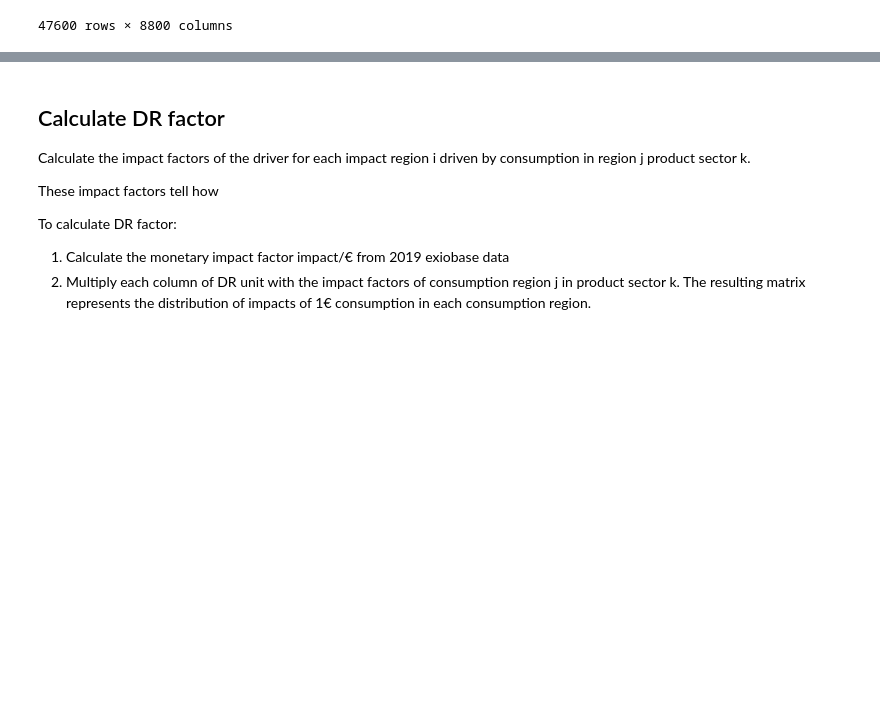
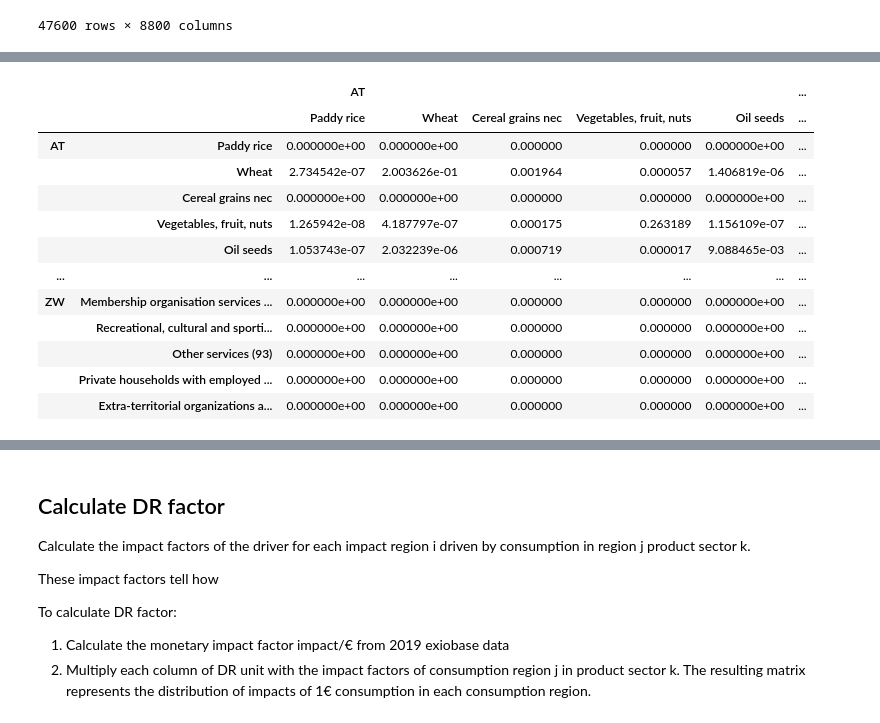
Before and after one commit to tterimaa/pdf-calculation, a Jupyter notebook: notebooks/pdf-land.ipynb, the cells around one changed output, grey strips where cells are left out. Cells and saved outputs as stored; diff of their text form; code cells hidden in the pictures; blank space fills up the shorter version.

Commit message:
WIP: add land annual-permanent to pdf-land

```diff
--- a/notebooks/pdf-land.ipynb
+++ b/notebooks/pdf-land.ipynb
@@ -60,7 +77,8 @@ exio3_11.satellite_agg.get_DataFrame(data=True, with_unit=True, with_population=
 # %%
-# diagonalize and calculate (forestry)
+# diagonalize and calculate
 diag_forest = exio3_11.satellite.diag_stressor(("Forest area - Forestry"))
-diag_land_annual = exio3_11.satellite.diag_stressor(("Land stress - annual crops"))
+diag_land_annual = exio3_11.satellite_agg_a.diag_stressor(("Land stress - annual crops"))
+diag_land_annual_permanent = exio3_11.satellite_agg_ap.diag_stressor(("Land stress - annual and permanent"))
 
 # First, make sure that L matrix is calculated
 if exio3_11.L is None:
@@ -81,15 +99,20 @@ else:
 
 # calculate S (direct emission multipliers)
 if diag_forest.S is None:
-    print("Calculating S")
+    print("Calculating S for forestry")
     diag_forest.S = pymrio.calc_S(diag_forest.F, exio3_11.x)
 
 if diag_land_annual.S is None:
     print("Calculating S for land annual crops")
     diag_land_annual.S = pymrio.calc_S(diag_land_annual.F, exio3_11.x)
 
+if diag_land_annual_permanent.S is None:
+    print("Calculating S for land annual and permanent crops")
+    diag_land_annual_permanent.S = pymrio.calc_S(diag_land_annual_permanent.F, exio3_11.x)
+
 Y_agg = exio3_11.Y.groupby(level="region", axis=1, sort=False).sum()
 
 diag_forest.D_cba, _, _, _ = pymrio.calc_accounts(diag_forest.S, exio3_11.L, Y_agg)
 diag_land_annual.D_cba, _, _, _ = pymrio.calc_accounts(diag_land_annual.S, exio3_11.L, Y_agg)
+diag_land_annual_permanent.D_cba, _, _, _ = pymrio.calc_accounts(diag_land_annual_permanent.S, exio3_11.L, Y_agg)
 # %% [output]
@@ -129,6 +137,11 @@ for series_name, series in diag_land_annual.D_cba.items():
     series_sum = series.sum()
     columns_land_annual[series_name] = series / series_sum
 
+columns_land_annual_permanent = {}
+for series_name, series in diag_land_annual_permanent.D_cba.items():
+    series_sum = series.sum()
+    columns_land_annual_permanent[series_name] = series / series_sum
 
 dr_s_forestry = pd.DataFrame(columns_forestry)
 dr_s_land_annual = pd.DataFrame(columns_land_annual)
+dr_s_land_annual_permanent = pd.DataFrame(columns_land_annual_permanent)
@@ -492,0 +505,73 @@ dr_u_land_annual
+# %%
+# annual and permanent crops
+wl_ap = dr_s_land_annual_permanent.loc["WL"].copy()
+wl_ap = wl_ap / len(row_american_countries)
+
+we_ap = dr_s_land_annual_permanent.loc["WE"].copy()
+we_ap = we_ap / len(row_eu_countries)
+
+wa_ap = dr_s_land_annual_permanent.loc["WA"].copy()
+wa_ap = wa_ap / len(row_asia_pacific_countries)
+
+wf_ap = dr_s_land_annual_permanent.loc["WF"].copy()
+wf_ap = wf_ap / len(row_african_countries)
+
+wm_ap = dr_s_land_annual_permanent.loc["WM"].copy()
+wm_ap = wm_ap / len(row_middle_eastern_countries)
+
+dr_u_land_annual_permanent = dr_s_land_annual_permanent.copy()
+dr_u_land_annual_permanent = dr_u_land_annual_permanent.drop(index=row_regions.keys(), level='region')
+
+# build a mapping of country codes to region dataframes for annual and permanent
+country_to_region_ap = {}
+for region in row_countries:
+    if region in row_eu_countries:
+        country_to_region_ap[region] = we_ap
+    elif region in row_asia_pacific_countries:
+        country_to_region_ap[region] = wa_ap
+    elif region in row_african_countries:
+        country_to_region_ap[region] = wf_ap
+    elif region in row_american_countries:
+        country_to_region_ap[region] = wl_ap
+    elif region in row_middle_eastern_countries:
+        country_to_region_ap[region] = wm_ap
+    else:
+        raise ValueError(f"Unknown region: {region}")
+
+# add all new regions to dr_u_land_annual_permanent
+all_indices_ap = []
+all_data_ap = []
+for region in row_countries:
+    region_data = country_to_region_ap[region].copy()
+    idx = pd.MultiIndex.from_product([[region], region_data.index], names=['region', 'sector'])
+    all_indices_ap.append(idx)
+    all_data_ap.append(region_data)
+
+combined_idx_ap = pd.MultiIndex.from_tuples(
+    [idx for subidx in all_indices_ap for idx in subidx]
+)
+
+combined_data_ap = pd.concat(all_data_ap)
+combined_data_ap.index = combined_idx_ap
+
+dr_u_land_annual_permanent = pd.concat([dr_u_land_annual_permanent, combined_data_ap])
+
+# drop row region columns
+dr_u_land_annual_permanent = dr_u_land_annual_permanent.drop(columns=row_regions.keys(), axis=1, level=0)
+# remove row regions from consumption regions (columns)
+dr_u_land_annual_permanent = dr_u_land_annual_permanent.drop(columns=row_regions.keys(), axis=1, level=0)
+dr_u_land_annual_permanent
+# %% [output]
+|  |  | AT |  |  |  |  | ... |
+|  |  | Paddy rice | Wheat | Cereal grains nec | Vegetables, fruit, nuts | Oil seeds | ... |
+| AT | Paddy rice | 0.000000e+00 | 0.000000e+00 | 0.000000 | 0.000000 | 0.000000e+00 | ... |
+|  | Wheat | 2.734542e-07 | 2.003626e-01 | 0.001964 | 0.000057 | 1.406819e-06 | ... |
+|  | Cereal grains nec | 0.000000e+00 | 0.000000e+00 | 0.000000 | 0.000000 | 0.000000e+00 | ... |
+|  | Vegetables, fruit, nuts | 1.265942e-08 | 4.187797e-07 | 0.000175 | 0.263189 | 1.156109e-07 | ... |
+|  | Oil seeds | 1.053743e-07 | 2.032239e-06 | 0.000719 | 0.000017 | 9.088465e-03 | ... |
+| ... | ... | ... | ... | ... | ... | ... | ... |
+| ZW | Membership organisation services ... | 0.000000e+00 | 0.000000e+00 | 0.000000 | 0.000000 | 0.000000e+00 | ... |
+|  | Recreational, cultural and sporti... | 0.000000e+00 | 0.000000e+00 | 0.000000 | 0.000000 | 0.000000e+00 | ... |
+|  | Other services (93) | 0.000000e+00 | 0.000000e+00 | 0.000000 | 0.000000 | 0.000000e+00 | ... |
+|  | Private households with employed ... | 0.000000e+00 | 0.000000e+00 | 0.000000 | 0.000000 | 0.000000e+00 | ... |
+|  | Extra-territorial organizations a... | 0.000000e+00 | 0.000000e+00 | 0.000000 | 0.000000 | 0.000000e+00 | ... |
```
Also changed, not shown: parts of 13 cells of this notebook.
